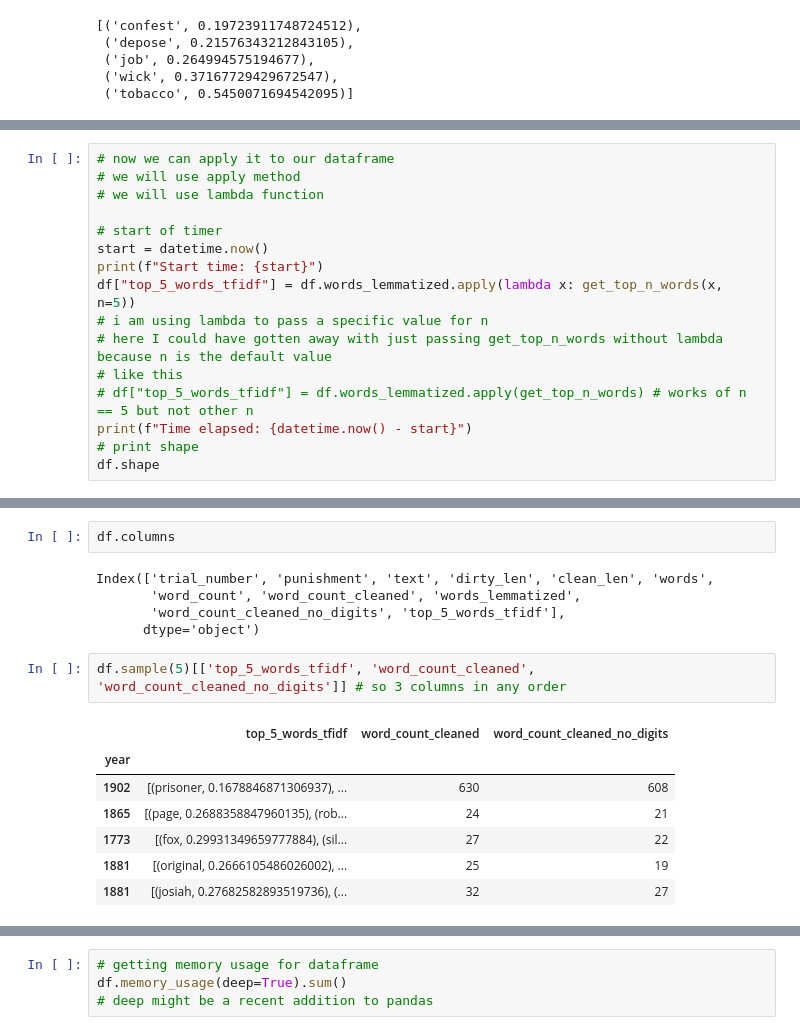
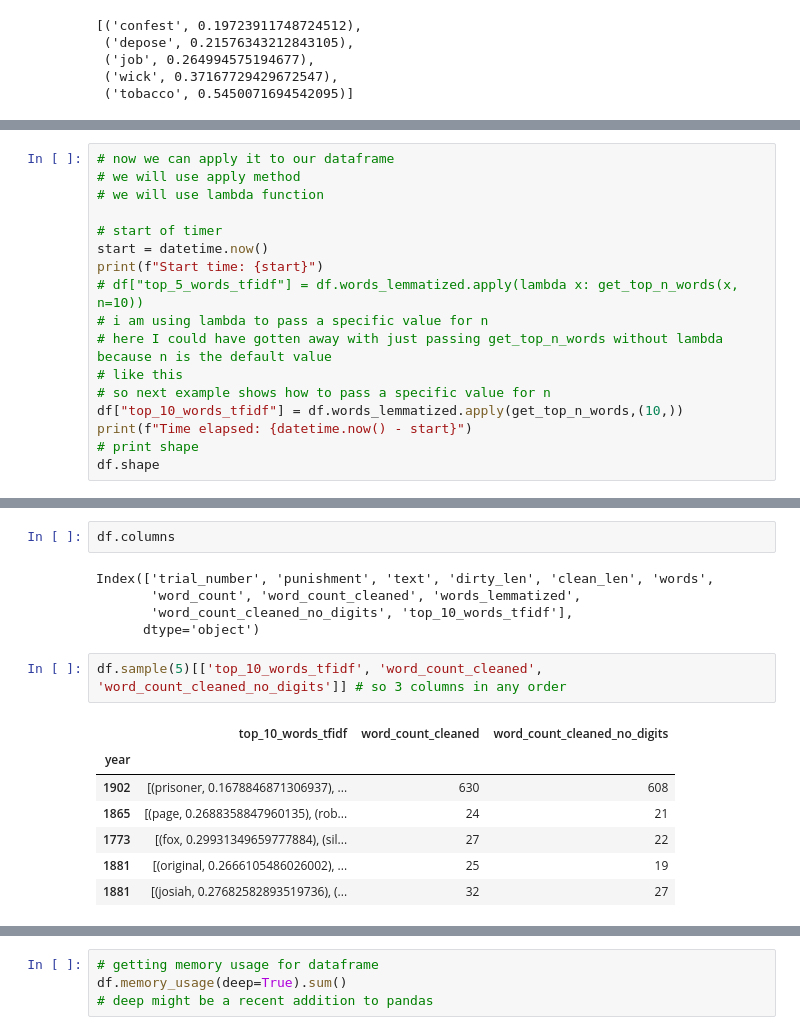
Before and after one commit to ValRCS/BSSDH_2024_workshop, a Jupyter notebook: notebooks/day1_part3_embeddings.ipynb, the cells around one changed output, grey strips where cells are left out. Drawn from its saved outputs; the diff is of its cells as text.

```diff
--- a/notebooks/day1_part3_embeddings.ipynb
+++ b/notebooks/day1_part3_embeddings.ipynb
@@ -619,11 +688,12 @@ get_top_n_words(first_doc)
 # start of timer
 start = datetime.now()
 print(f"Start time: {start}")
-df["top_5_words_tfidf"] = df.words_lemmatized.apply(lambda x: get_top_n_words(x, n=5))
+# df["top_5_words_tfidf"] = df.words_lemmatized.apply(lambda x: get_top_n_words(x, n=10))
 # i am using lambda to pass a specific value for n
 # here I could have gotten away with just passing get_top_n_words without lambda because n is the default value
 # like this
-# df["top_5_words_tfidf"] = df.words_lemmatized.apply(get_top_n_words) # works of n == 5 but not other n
+# so next example shows how to pass a specific value for n
+df["top_10_words_tfidf"] = df.words_lemmatized.apply(get_top_n_words,(10,))
 print(f"Time elapsed: {datetime.now() - start}")
 # print shape
 df.shape
@@ -647,12 +739,12 @@ df.columns
 # %% [output]
 Index(['trial_number', 'punishment', 'text', 'dirty_len', 'clean_len', 'words',
        'word_count', 'word_count_cleaned', 'words_lemmatized',
-       'word_count_cleaned_no_digits', 'top_5_words_tfidf'],
+       'word_count_cleaned_no_digits', 'top_10_words_tfidf'],
       dtype='object')
 # %%
-df.sample(5)[['top_5_words_tfidf', 'word_count_cleaned', 'word_count_cleaned_no_digits']] # so 3 columns in any order
+df.sample(5)[['top_10_words_tfidf', 'word_count_cleaned', 'word_count_cleaned_no_digits']] # so 3 columns in any order
 # %% [output]
-|  | top_5_words_tfidf | word_count_cleaned | word_count_cleaned_no_digits |
+|  | top_10_words_tfidf | word_count_cleaned | word_count_cleaned_no_digits |
 | year |  |  |  |
 | 1902 | [(prisoner, 0.1678846871306937), ... | 630 | 608 |
 | 1865 | [(page, 0.2688358847960135), (rob... | 24 | 21 |
```
Also changed, not shown: parts of 32 cells of this notebook.
